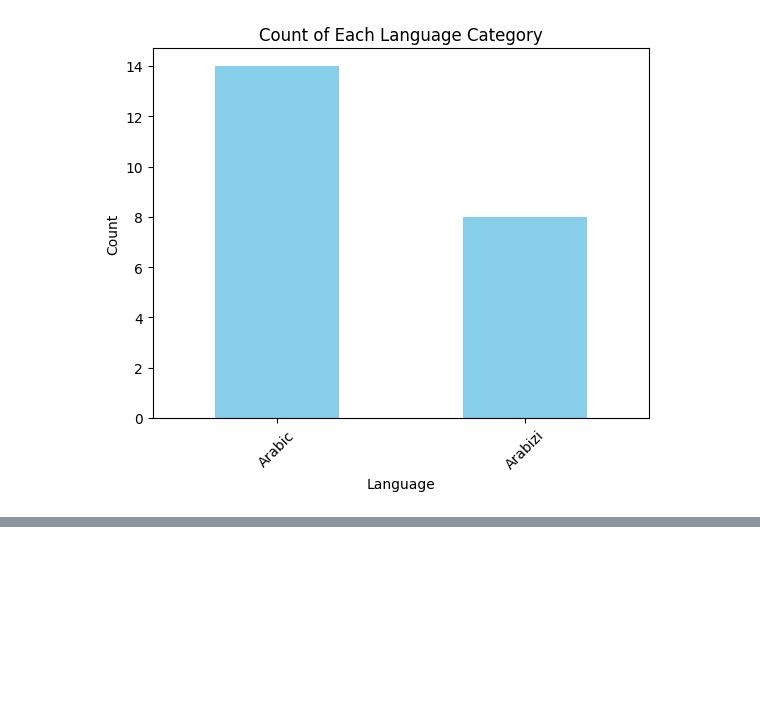
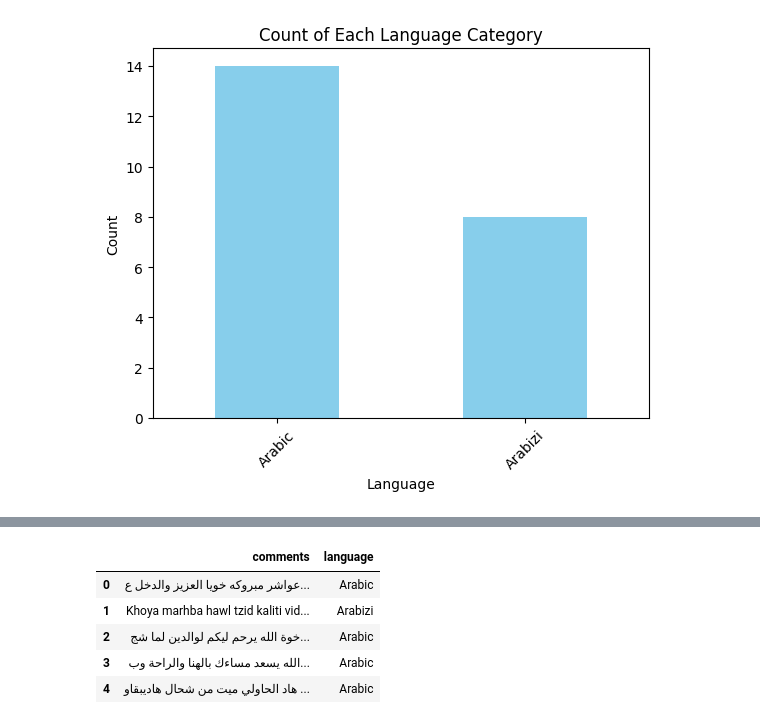
Before and after one commit to younestr/NLP-E2E-Darija-, a Jupyter notebook: notebooks/inference.ipynb, the cells around one changed output, grey strips where cells are left out. Cells and saved outputs as stored; diff of their text form; code cells hidden in the pictures; blank space fills up the shorter version.

```diff
--- a/notebooks/inference.ipynb
+++ b/notebooks/inference.ipynb
@@ -92,0 +105,9 @@ plt.show()
+# %%
+df.head()
+# %% [output]
+|  | comments | language |
+| 0 | عواشر مبروكه خويا العزيز والدخل ع... | Arabic |
+| 1 | Khoya marhba hawl tzid kaliti vid... | Arabizi |
+| 2 | خوة الله يرحم ليكم لوالدين لما شج... | Arabic |
+| 3 | الله يسعد مساءك بالهنا والراحة وب... | Arabic |
+| 4 | هاد الحاولي ميت من شحال هاديبقاو ... | Arabic |
```
Also changed, not shown: parts of 8 cells of this notebook, 1 other file.
